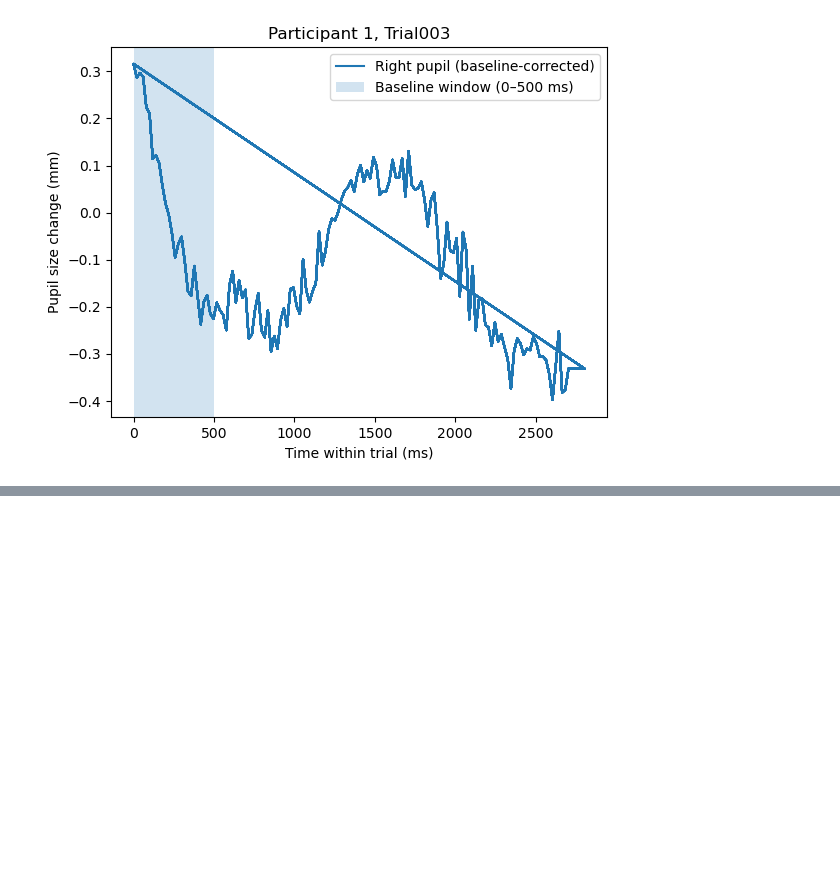
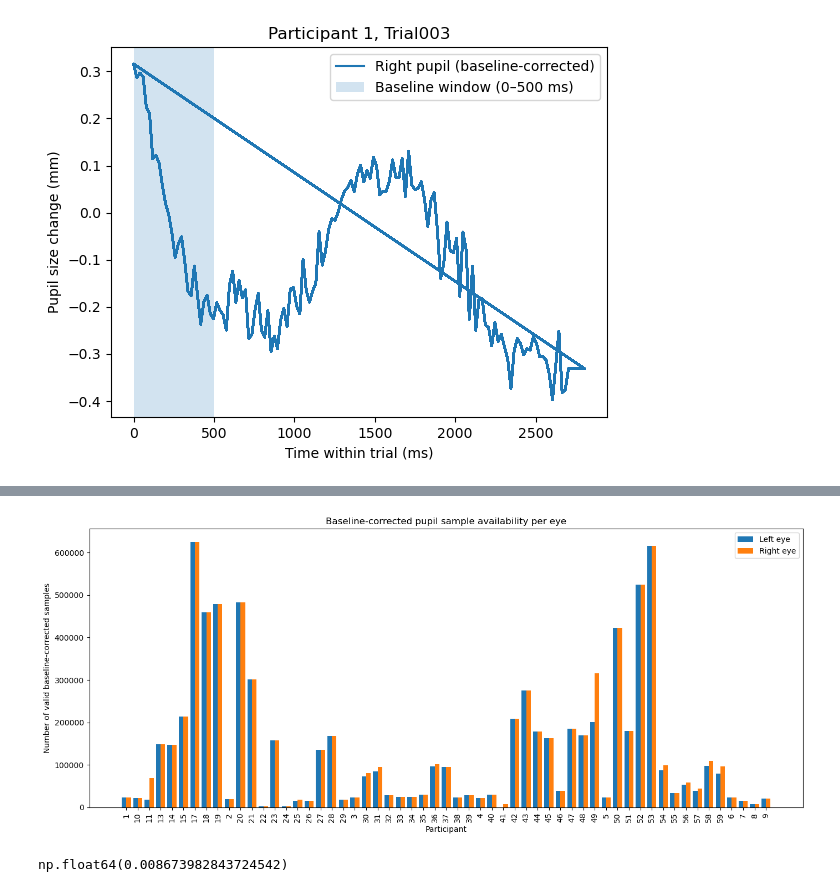
Before and after one commit to mariathurn/ASD-pupil-project, a Jupyter notebook: scripts/baseline_correction.ipynb, the cells around one changed output, grey strips where cells are left out. Cells and saved outputs as stored; diff of their text form; code cells hidden in the pictures; blank space fills up the shorter version.

```diff
--- a/scripts/baseline_correction.ipynb
+++ b/scripts/baseline_correction.ipynb
@@ -246,0 +552,11 @@ plt.show()
+# %%
+summary_df = plot_eye_sample_balance(
+    baseline_dir="../data/by_participant_baseline2"
+)
+# %% [output]
+[figure, added]
+# %%
+df = pd.read_csv("../data/by_participant_trimmed/participant_1.csv")
+(df["pupil_left_mm"] == df["pupil_right_mm"]).mean()
+# %% [output]
+np.float64(0.008673982843724542)
```
Also changed, not shown: parts of 13 cells of this notebook, 3 other files.
